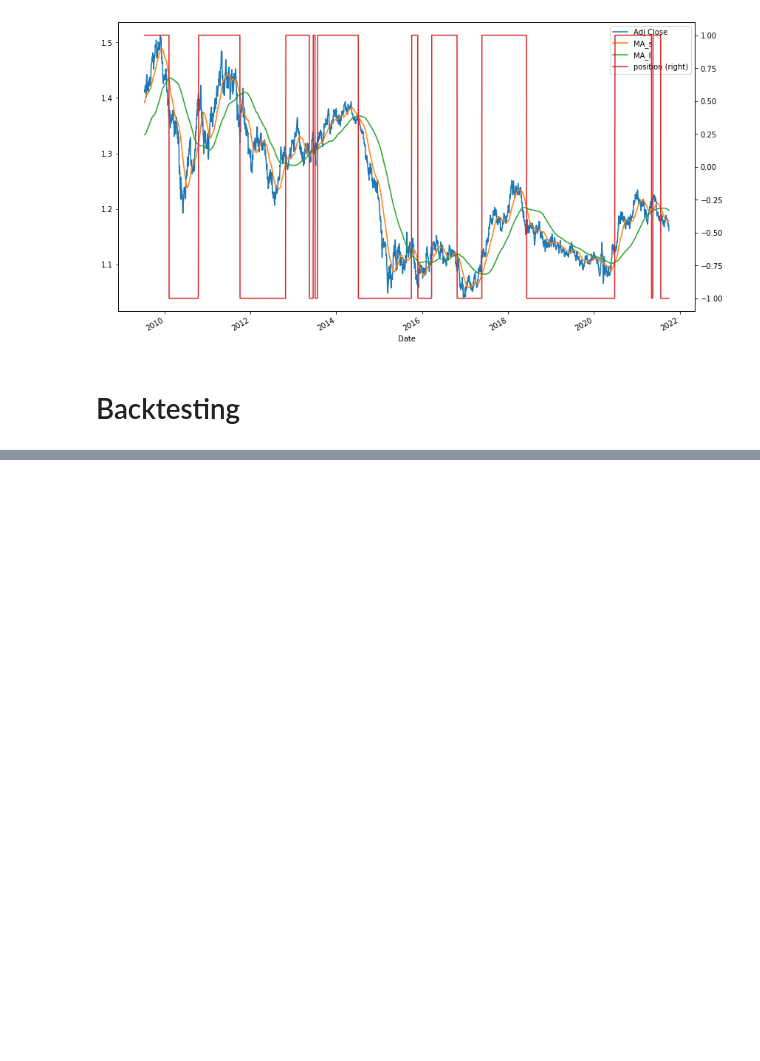
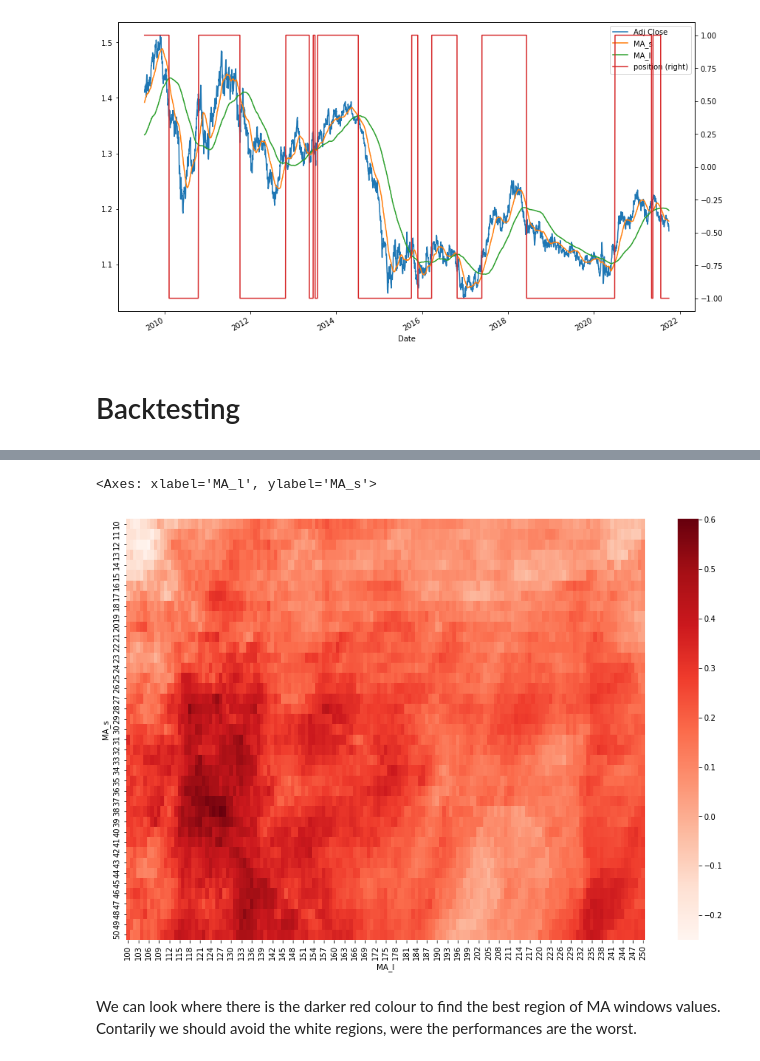
Before and after one commit to alecontuIT/algo_trading_coletti, a Jupyter notebook: 4_moving_averages_crossovers.ipynb, the cells around one changed output, grey strips where cells are left out. Drawn from its saved outputs; the diff is of its cells as text; code cells hidden in the pictures; blank space fills up the shorter version.

```diff
--- a/4_moving_averages_crossovers.ipynb
+++ b/4_moving_averages_crossovers.ipynb
@@ -38,0 +169,13 @@ df['logRet'] = np.log(df['Adj Close']/df['Adj Close'].shift(1))
+# %%
+from itertools import product
+
+combinations = list(product(MA_s_range,MA_l_range))
+# %%
+# Put in results the gain values for all the MA couples
+results = []
+
+for comb in combinations:
+    results.append(test_strategy(df, comb[0], comb[1]))
+# %%
+allResults = pd.DataFrame(combinations, columns=['MA_s','MA_l'])
+allResults['performance'] = results
@@ -38,0 +212,12 @@ df['logRet'] = np.log(df['Adj Close']/df['Adj Close'].shift(1))
+# %%
+# Create a table in order to plot a heatmap later
+allResultsTable = allResults.pivot(index='MA_s', columns='MA_l', values='performance')
+# %%
+from seaborn import heatmap
+plt.figure(figsize=(15,10))
+heatmap(allResultsTable, cmap='Reds')
+# %% [output]
+<Axes: xlabel='MA_l', ylabel='MA_s'>
+[figure, added]
+# %% [markdown]
+We can look where there is the darker red colour to find the best region of MA windows values. Contarily we should avoid the white regions, were the performances are the worst.
```
Also changed, not shown: parts of 17 cells of this notebook.
